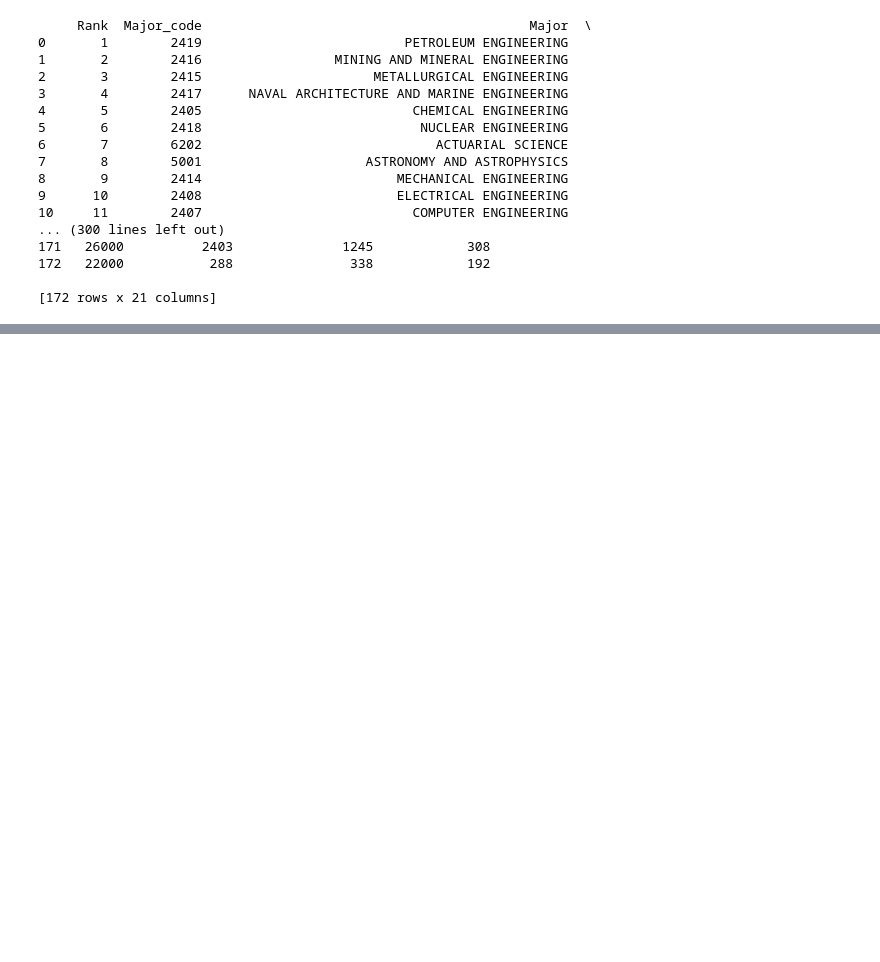
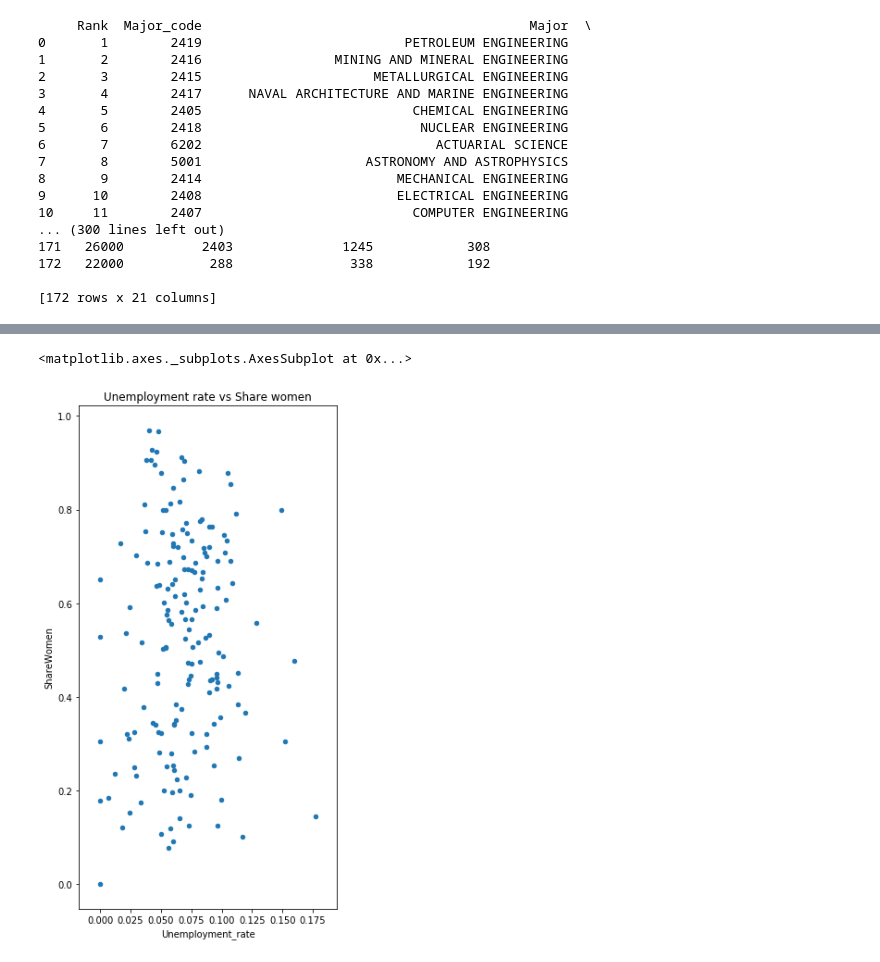
Before and after one commit to stsh8/Guided-Project-Visualizing-Earnings-Based-On-College-Majors, a Jupyter notebook: College_majors.ipynb, the cells around one changed output, grey strips where cells are left out. Cells and saved outputs as stored; diff of their text form; code cells hidden in the pictures; blank space fills up the shorter version.

```diff
--- a/College_majors.ipynb
+++ b/College_majors.ipynb
@@ -102,0 +118,5 @@ print(cleaned_data_count)
+# %%
+recent_grads.plot(x='Unemployment_rate', y='ShareWomen', kind='scatter', title='Unemployment rate vs Share women', figsize=(5,10))
+# %% [output]
+<matplotlib.axes._subplots.AxesSubplot at 0x...>
+[figure, added]
```
Also changed, not shown: parts of 19 cells of this notebook.
